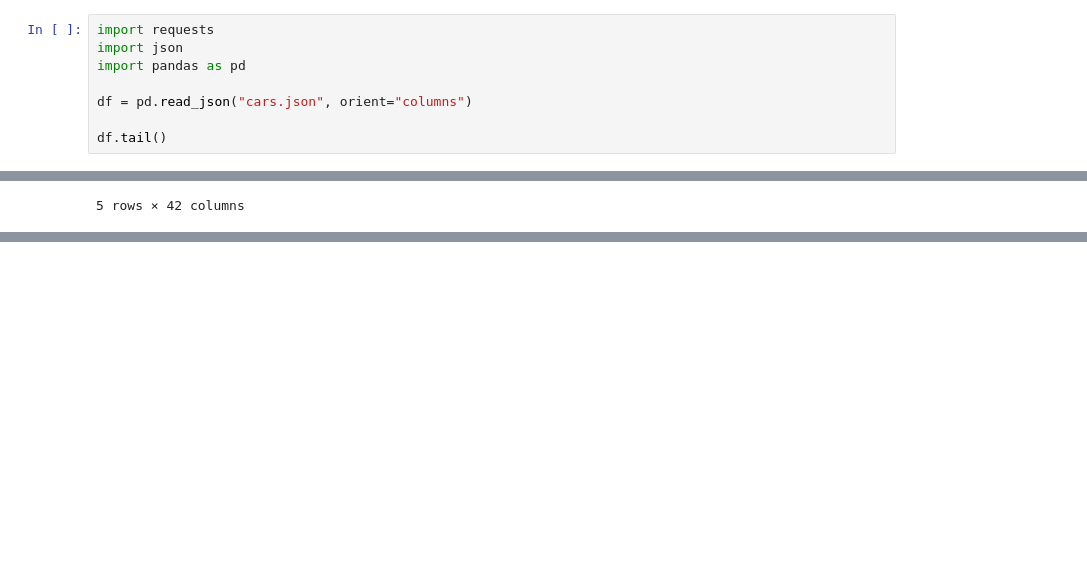
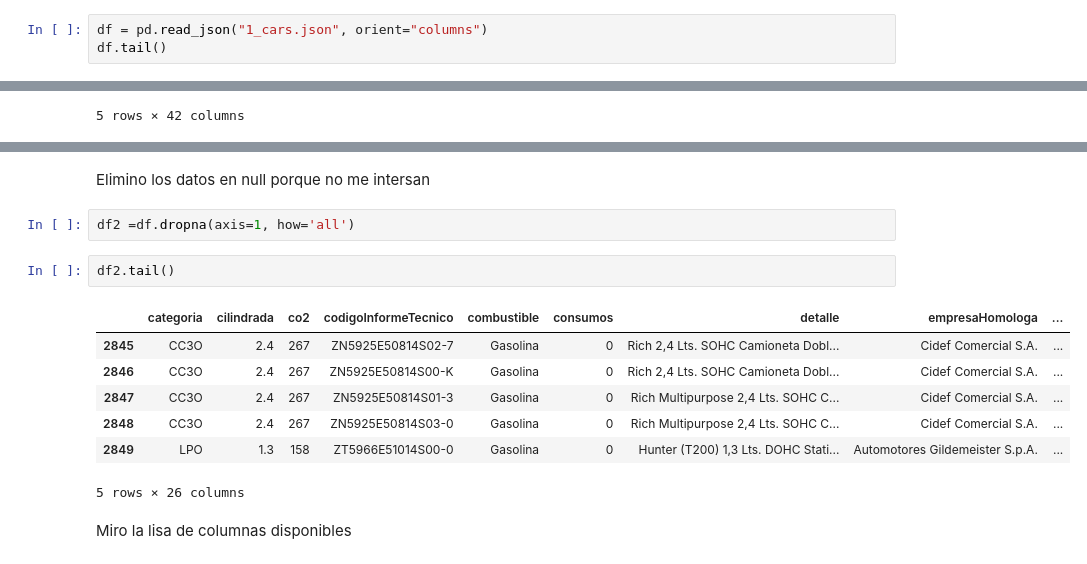
Before and after one commit to niavarote/Senpai_IA_Developer_2020_Proyect, a Jupyter notebook: 2-Data_Transformation.ipynb, the cells around one changed output, grey strips where cells are left out. Cells and saved outputs as stored; diff of their text form; blank space fills up the shorter version.

```diff
--- a/2-Data_Transformation.ipynb
+++ b/2-Data_Transformation.ipynb
@@ -1,10 +8,5 @@
 # %%
-import requests
-import json
-import pandas as pd
-
-df = pd.read_json("cars.json", orient="columns")
-
+df = pd.read_json("1_cars.json", orient="columns")
 df.tail()
 # %% [output]
 |  | anchoVehiculo | capacidadAsientos | capacidadCarga | categoria | cilindrada | co2 | ... |
@@ -37,0 +42,16 @@ df
+# %% [markdown]
+Elimino los datos en null porque no me intersan
+# %%
+df2 =df.dropna(axis=1, how='all')
+# %%
+df2.tail()
+# %% [output]
+|  | categoria | cilindrada | co2 | codigoInformeTecnico | combustible | consumos | detalle | empresaHomologa | ... |
+| 2845 | CC3O | 2.4 | 267 | ZN5925E50814S02-7 | Gasolina | 0 | Rich 2,4 Lts. SOHC Camioneta Dobl... | Cidef Comercial S.A. | ... |
+| 2846 | CC3O | 2.4 | 267 | ZN5925E50814S00-K | Gasolina | 0 | Rich 2,4 Lts. SOHC Camioneta Dobl... | Cidef Comercial S.A. | ... |
+| 2847 | CC3O | 2.4 | 267 | ZN5925E50814S01-3 | Gasolina | 0 | Rich Multipurpose 2,4 Lts. SOHC C... | Cidef Comercial S.A. | ... |
+| 2848 | CC3O | 2.4 | 267 | ZN5925E50814S03-0 | Gasolina | 0 | Rich Multipurpose 2,4 Lts. SOHC C... | Cidef Comercial S.A. | ... |
+| 2849 | LPO | 1.3 | 158 | ZT5966E51014S00-0 | Gasolina | 0 | Hunter (T200) 1,3 Lts. DOHC Stati... | Automotores Gildemeister S.p.A. | ... |
+5 rows × 26 columns
+# %% [markdown]
+Miro la lisa de columnas disponibles
```
Also changed, not shown: parts of 22 cells of this notebook, 6 other files.
